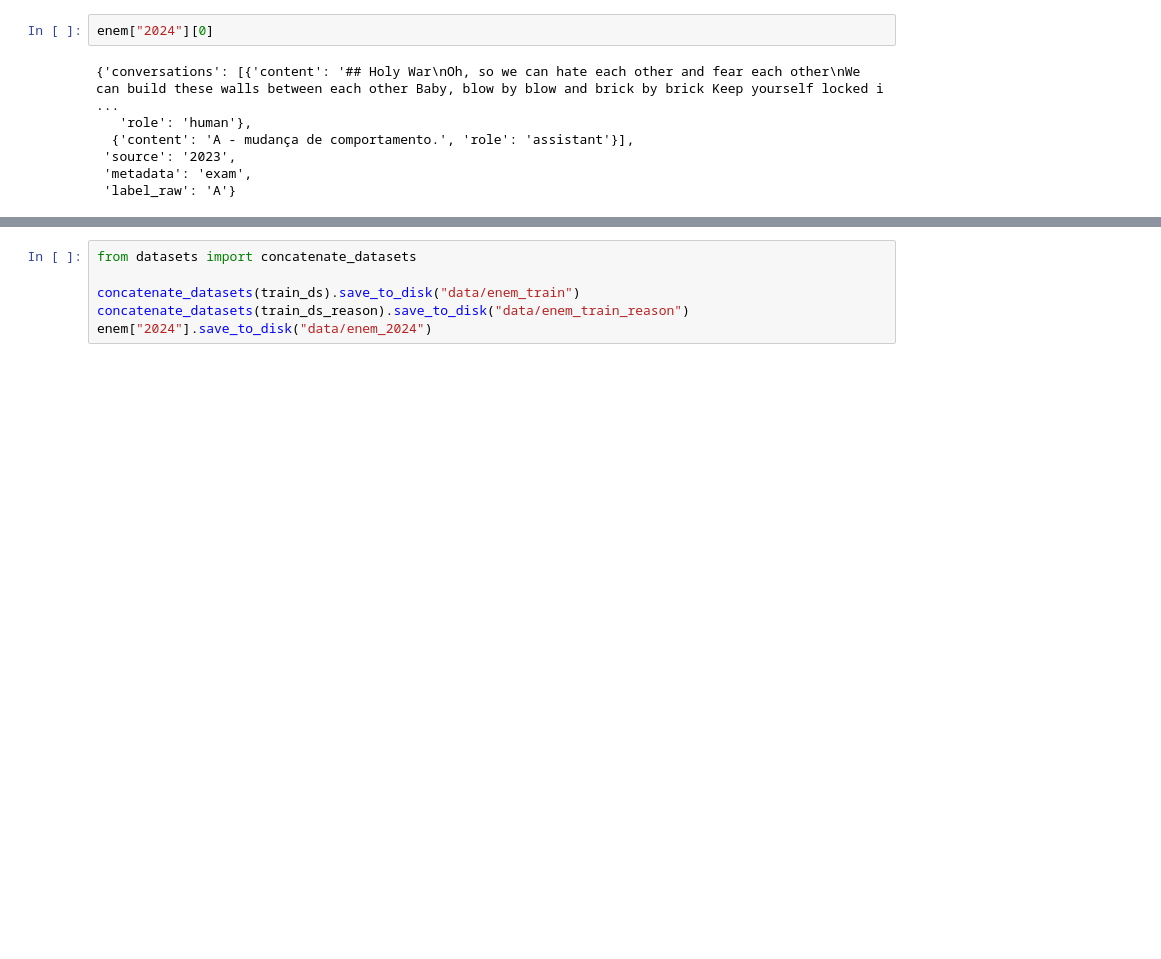
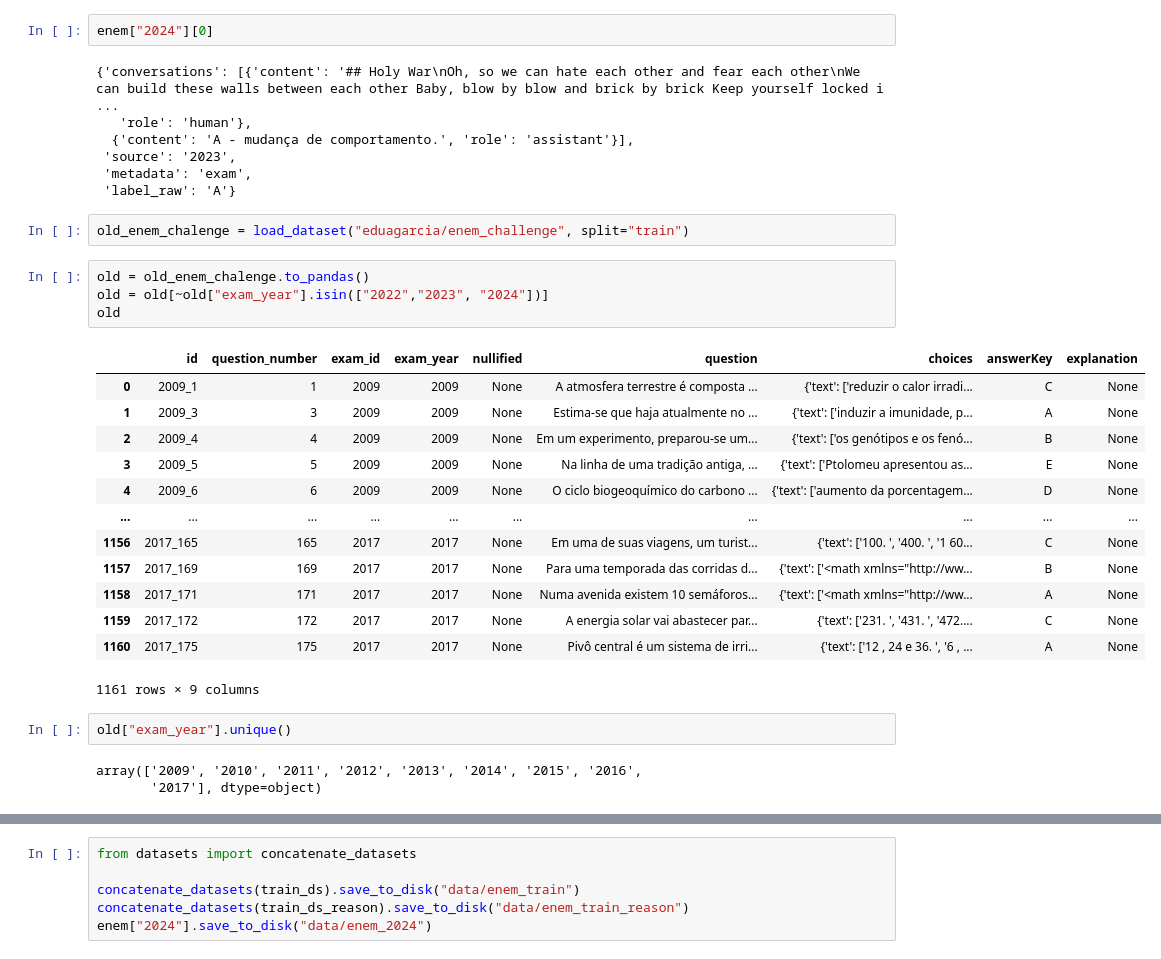
Before and after one commit to SoberanIA-Oficial/gemma3n-fine-tunning, a Jupyter notebook: process_dataset.ipynb, the cells around one changed output, grey strips where cells are left out. Saved outputs shown, nothing was run; the diff lists cells and outputs as text; blank space fills up the shorter version.

```diff
--- a/process_dataset.ipynb
+++ b/process_dataset.ipynb
@@ -64,3 +64,28 @@ enem["2024"][0]
  'source': '2023',
  'metadata': 'exam',
  'label_raw': 'A'}
+# %%
+old_enem_chalenge = load_dataset("eduagarcia/enem_challenge", split="train")
+# %%
+old = old_enem_chalenge.to_pandas()
+old = old[~old["exam_year"].isin(["2022","2023", "2024"])]
+old
+# %% [output]
+|  | id | question_number | exam_id | exam_year | nullified | question | choices | answerKey | explanation |
+| 0 | 2009_1 | 1 | 2009 | 2009 | None | A atmosfera terrestre é composta ... | {'text': ['reduzir o calor irradi... | C | None |
+| 1 | 2009_3 | 3 | 2009 | 2009 | None | Estima-se que haja atualmente no ... | {'text': ['induzir a imunidade, p... | A | None |
+| 2 | 2009_4 | 4 | 2009 | 2009 | None | Em um experimento, preparou-se um... | {'text': ['os genótipos e os fenó... | B | None |
+| 3 | 2009_5 | 5 | 2009 | 2009 | None | Na linha de uma tradição antiga, ... | {'text': ['Ptolomeu apresentou as... | E | None |
+| 4 | 2009_6 | 6 | 2009 | 2009 | None | O ciclo biogeoquímico do carbono ... | {'text': ['aumento da porcentagem... | D | None |
+| ... | ... | ... | ... | ... | ... | ... | ... | ... | ... |
+| 1156 | 2017_165 | 165 | 2017 | 2017 | None | Em uma de suas viagens, um turist... | {'text': ['100. ', '400. ', '1 60... | C | None |
+| 1157 | 2017_169 | 169 | 2017 | 2017 | None | Para uma temporada das corridas d... | {'text': ['<math xmlns="http://ww... | B | None |
+| 1158 | 2017_171 | 171 | 2017 | 2017 | None | Numa avenida existem 10 semáforos... | {'text': ['<math xmlns="http://ww... | A | None |
+| 1159 | 2017_172 | 172 | 2017 | 2017 | None | A energia solar vai abastecer par... | {'text': ['231. ', '431. ', '472.... | C | None |
+| 1160 | 2017_175 | 175 | 2017 | 2017 | None | Pivô central é um sistema de irri... | {'text': ['12 , 24 e 36. ', '6 , ... | A | None |
+1161 rows × 9 columns
+# %%
+old["exam_year"].unique()
+# %% [output]
+array(['2009', '2010', '2011', '2012', '2013', '2014', '2015', '2016',
+       '2017'], dtype=object)
```
Also changed, not shown: parts of 9 cells of this notebook, 6 other files.
